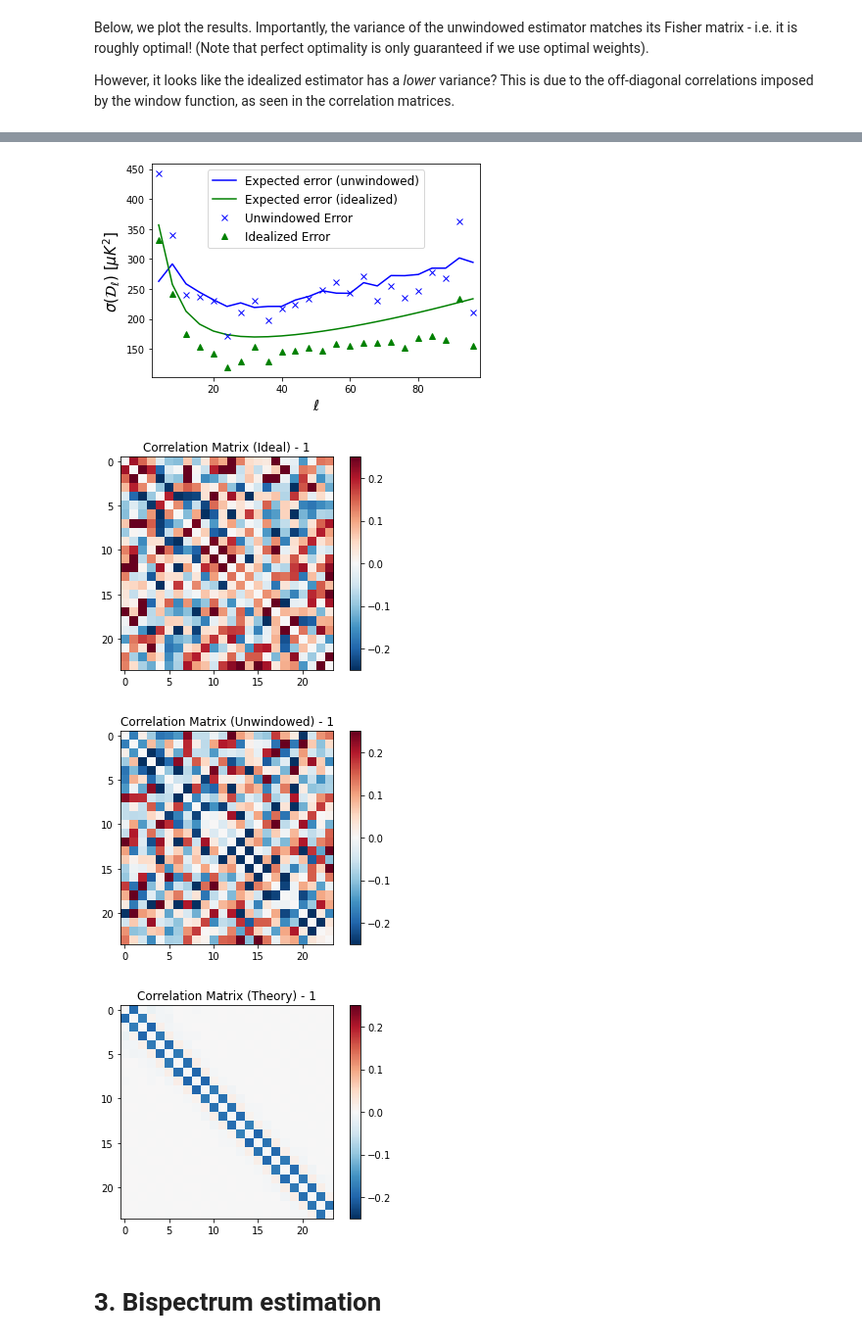
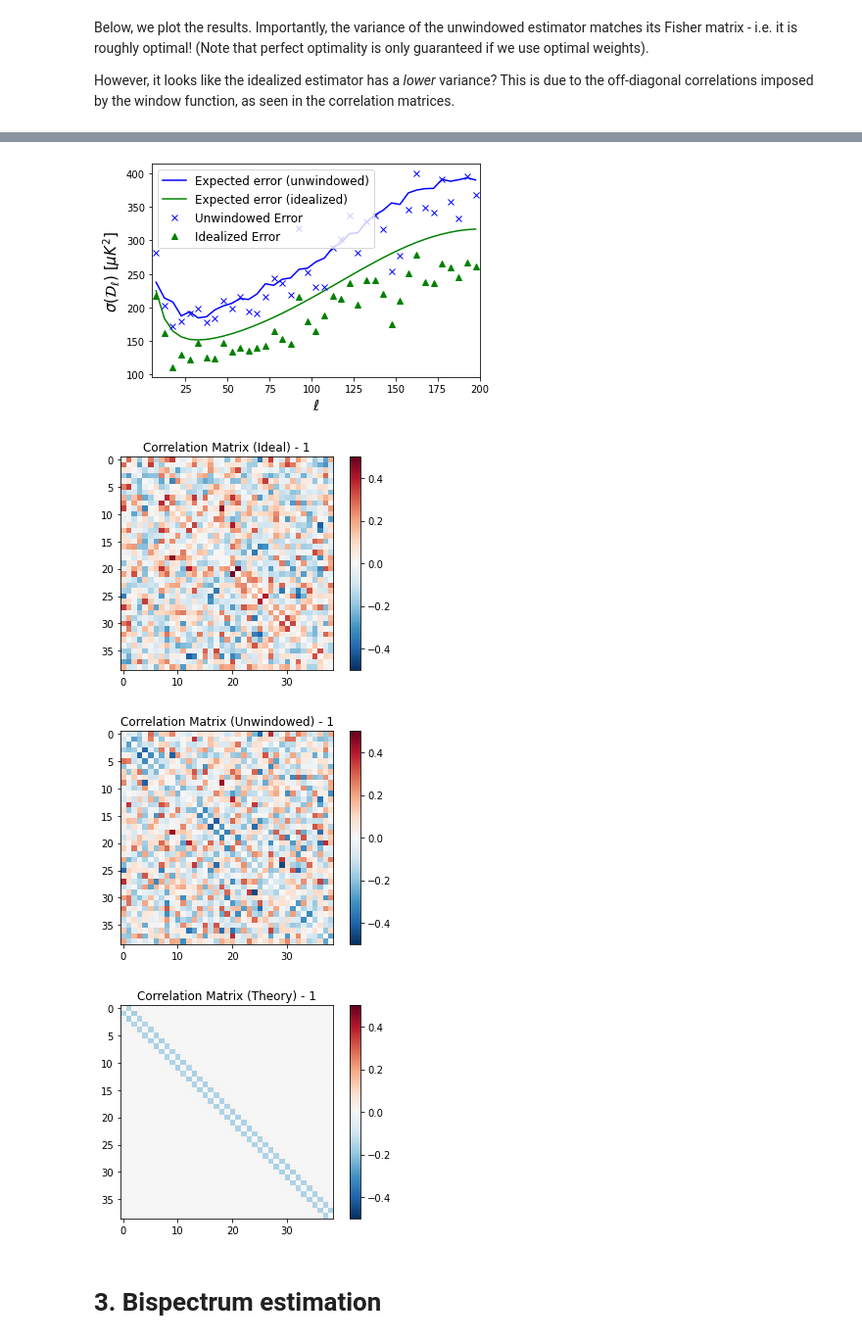
Before and after one commit to oliverphilcox/PolyBin, a Jupyter notebook: Tutorial.ipynb, the cells around one changed output, grey strips where cells are left out. Shown at 98% size. Cells and saved outputs as stored; diff of their text form; code cells hidden in the pictures.

```diff
--- a/Tutorial.ipynb
+++ b/Tutorial.ipynb
@@ -23,21 +21,22 @@ Below, we'll set all the user-defined options we will need. These include the ma
 Nside = 128
 lmax = 3*Nside-1
 
-# Bin edges (can be non-linearly spaced)
-l_bins = np.arange(2,100,4)
-print("binned lmax: %d"%(np.max(l_bins)))
+# Bin edges (could also be non-linearly spaced)
+l_bins = np.arange(5,205,5)
+Nl = len(l_bins)-1
+print("binned lmax: %d, HEALPix lmax: %d"%(np.max(l_bins),lmax))
+assert lmax>np.max(l_bins)
 
 # Number of random iterations to create Fisher matrix
 N_it = 10 # N ~ 100 is sufficient in practice, we'll use 10 for testing
 
 # Number of simulations to use for testing
-N_sim = 250
+N_sim = 50
 
 # Whether to include bins only partially satisfying triangle conditions
 include_partial_triangles = False
 
-# whether to add a separable reduced bispectrum to the input maps
-include_synthetic_b = False
+# separable reduced bispectrum (added to the input maps in Sec. III)
 b_input_fac = lambda l1: np.exp(-(l1-2)/40.)*2e-6
 
 # Galactic Mask
@@ -94,7 +92,8 @@ Let's start by calling the main PolyBin class. This contains a bunch of useful m
 # %%
-# Load class with fiducial Cl and Nside
+# Load class with fiducial signal+noise, beam, and Nside
 beam = 1.+0.*l
-base = pb.PolyBin(Nside, beam**2*Cl_th+Nl_th+Cl_th[2]*(l<2),beam)
+Sl_fiducial =  beam**2*Cl_th+Nl_th+Cl_th[2]*(l<2) # avoiding zeros at l<2
+base = pb.PolyBin(Nside,Sl_fiducial,beam)
 # %% [markdown]
 Next, we'll create some synthetic data with a known $C_\ell$. We can optionally add a bispectrum term: for simplicity, we use a factorized form with $b_{\ell_1\ell_2\ell_3}=\beta_{\ell_1}\beta_{\ell_2}\beta_{\ell_3}$ where $\beta$ was defined above. We will window this data with the *Planck* map.
 # %%
@@ -187,5 +252,5 @@ We also plot the Fisher matrix, which shows how correlated individual bins are a
 # %%
-l_av = np.asarray([min_l+dl/2+dl*bin1 for bin1 in range(Nl)])
+l_av = 0.5*(l_bins[1:]+l_bins[:-1])
 pref_av = l_av*(l_av+1.)/(2.*np.pi)*1e12
 pref = l*(l+1)/(2.*np.pi)*1e12
 
@@ -202,7 +267,7 @@ plt.plot(l,pref*(Cl_th+Nl_th/(1e-12+beam**2)),label='Theory+Noise',c='r')
 plt.plot(l,pref*(Cl_th),label='Theory',c='orange')
 plt.plot(l,pref*(Nl_th/(1e-12+beam**2)),label='Noise',c='pink')
 plt.plot(l,pref*Cl_raw_healpy,label='Raw Data',alpha=0.3)
-plt.xlim([min_l,min_l+dl*Nl])
+plt.xlim([min(l_bins),max(l_bins)])
 plt.xlabel(r'$\ell$',fontsize=15)
 plt.ylabel(r'$\mathcal{D}_\ell\,\,[\mu K^2]$',fontsize=15)
 plt.legend(fontsize=12)
@@ -284,7 +347,7 @@ cov_theory = np.linalg.inv(pspec.fish)
 corr_theory = cov_theory/np.sqrt(np.outer(np.diag(cov_theory),np.diag(cov_theory)))
 
 plt.figure()
-v = 0.25
+v = 0.5
 plt.imshow(corr_ideal-np.eye(len(corr_ideal)),cmap=cm.RdBu_r,vmax=v,vmin=-v)
 plt.title("Correlation Matrix (Ideal) - 1")
 plt.colorbar();
@@ -303,7 +366,7 @@ plt.colorbar();
-[figure, old version]
+[figure, new version]
-[figure, old version]
+[figure, new version]
-[figure, old version]
+[figure, new version]
-[figure, old version]
+[figure, new version]
 # %% [markdown]
 # 3. Bispectrum estimation
 # %% [markdown]
```
Also changed, not shown: parts of 44 cells of this notebook, 7 other files.
